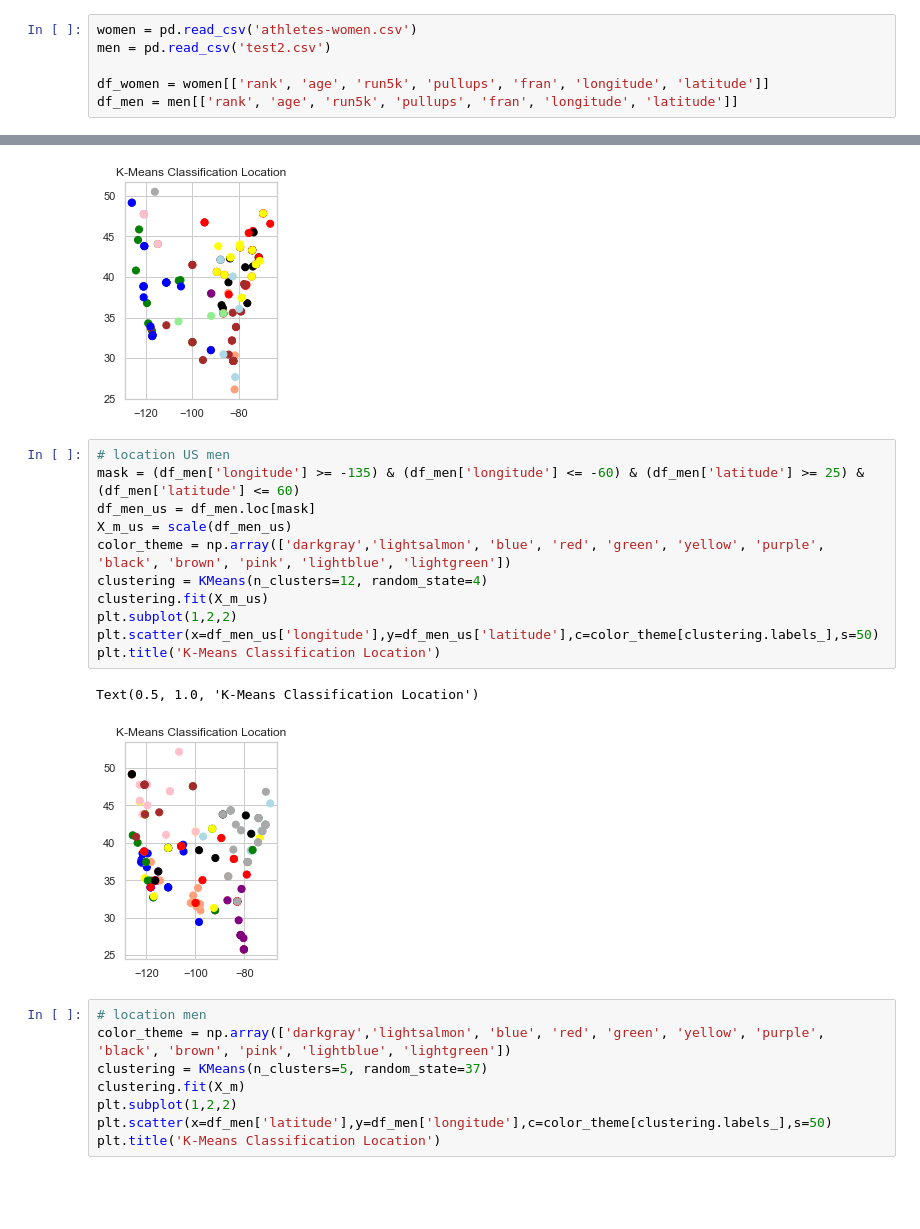
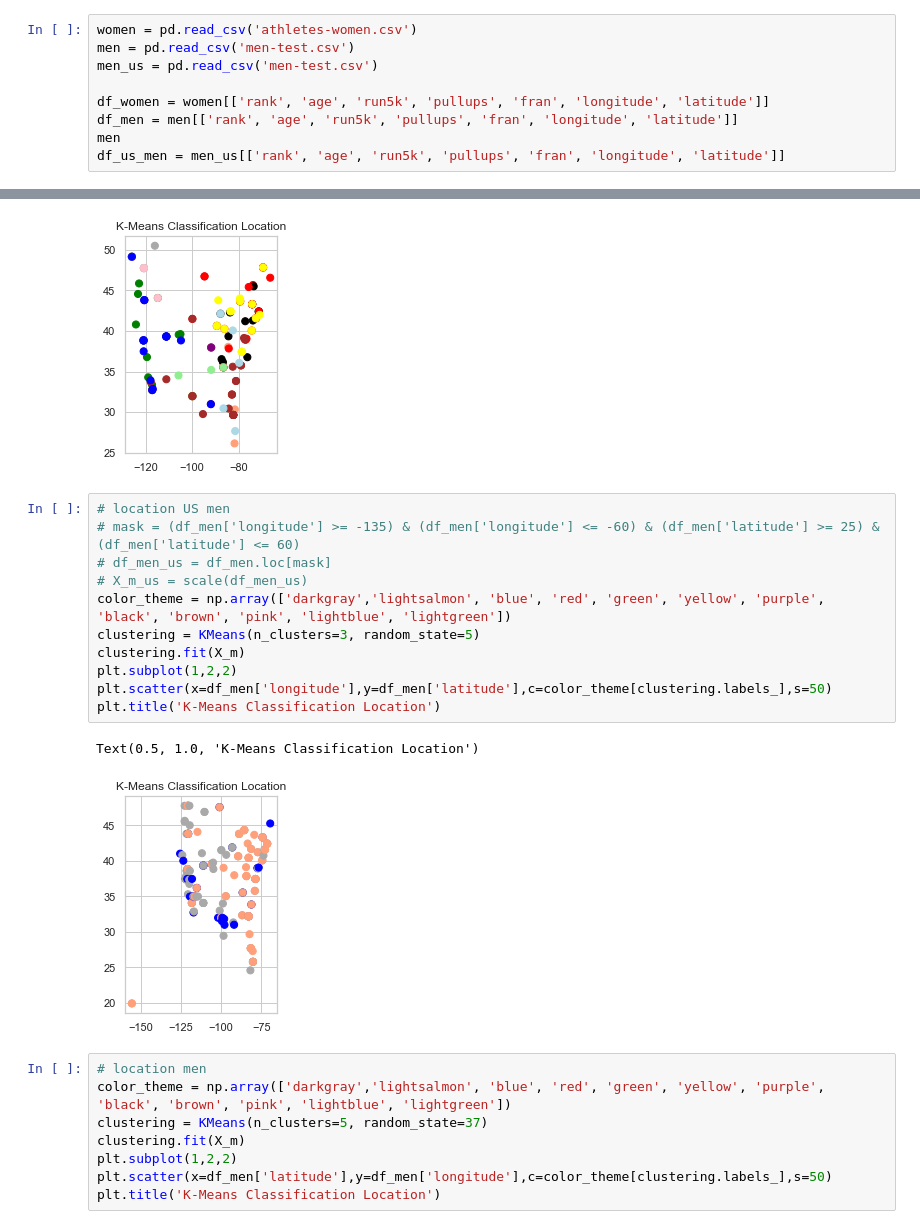
Before and after one commit to allisontao/crossfit-games-analysis, a Jupyter notebook: clustering.ipynb, the cells around one changed output, grey strips where cells are left out. Drawn from its saved outputs; the diff is of its cells as text; blank space fills up the shorter version.

Commit message:
fix clustering

```diff
--- a/clustering.ipynb
+++ b/clustering.ipynb
@@ -12,7 +12,10 @@ from sklearn.metrics import confusion_matrix, classification_report
 from sklearn.preprocessing import scale
 # %%
 women = pd.read_csv('athletes-women.csv')
-men = pd.read_csv('test2.csv')
+men = pd.read_csv('men-test.csv')
+men_us = pd.read_csv('men-test.csv')
 
 df_women = women[['rank', 'age', 'run5k', 'pullups', 'fran', 'longitude', 'latitude']]
 df_men = men[['rank', 'age', 'run5k', 'pullups', 'fran', 'longitude', 'latitude']]
+men
+df_us_men = men_us[['rank', 'age', 'run5k', 'pullups', 'fran', 'longitude', 'latitude']]
@@ -36,18 +53,18 @@ Text(0.5, 1.0, 'K-Means Classification Location')
 [figure]
 # %%
 # location US men
-mask = (df_men['longitude'] >= -135) & (df_men['longitude'] <= -60) & (df_men['latitude'] >= 25) & (df_men['latitude'] <= 60)
-df_men_us = df_men.loc[mask]
-X_m_us = scale(df_men_us)
+# mask = (df_men['longitude'] >= -135) & (df_men['longitude'] <= -60) & (df_men['latitude'] >= 25) & (df_men['latitude'] <= 60)
+# df_men_us = df_men.loc[mask]
+# X_m_us = scale(df_men_us)
 color_theme = np.array(['darkgray','lightsalmon', 'blue', 'red', 'green', 'yellow', 'purple', 'black', 'brown', 'pink', 'lightblue', 'lightgreen'])
-clustering = KMeans(n_clusters=12, random_state=4)
-clustering.fit(X_m_us)
+clustering = KMeans(n_clusters=3, random_state=5)
+clustering.fit(X_m)
 plt.subplot(1,2,2)
-plt.scatter(x=df_men_us['longitude'],y=df_men_us['latitude'],c=color_theme[clustering.labels_],s=50)
+plt.scatter(x=df_men['longitude'],y=df_men['latitude'],c=color_theme[clustering.labels_],s=50)
 plt.title('K-Means Classification Location')
 # %% [output]
 Text(0.5, 1.0, 'K-Means Classification Location')
-[figure, old version]
+[figure, new version]
 # %%
 # location men
 color_theme = np.array(['darkgray','lightsalmon', 'blue', 'red', 'green', 'yellow', 'purple', 'black', 'brown', 'pink', 'lightblue', 'lightgreen'])
```
Also changed, not shown: parts of 1 cell of this notebook, 1 other file.
